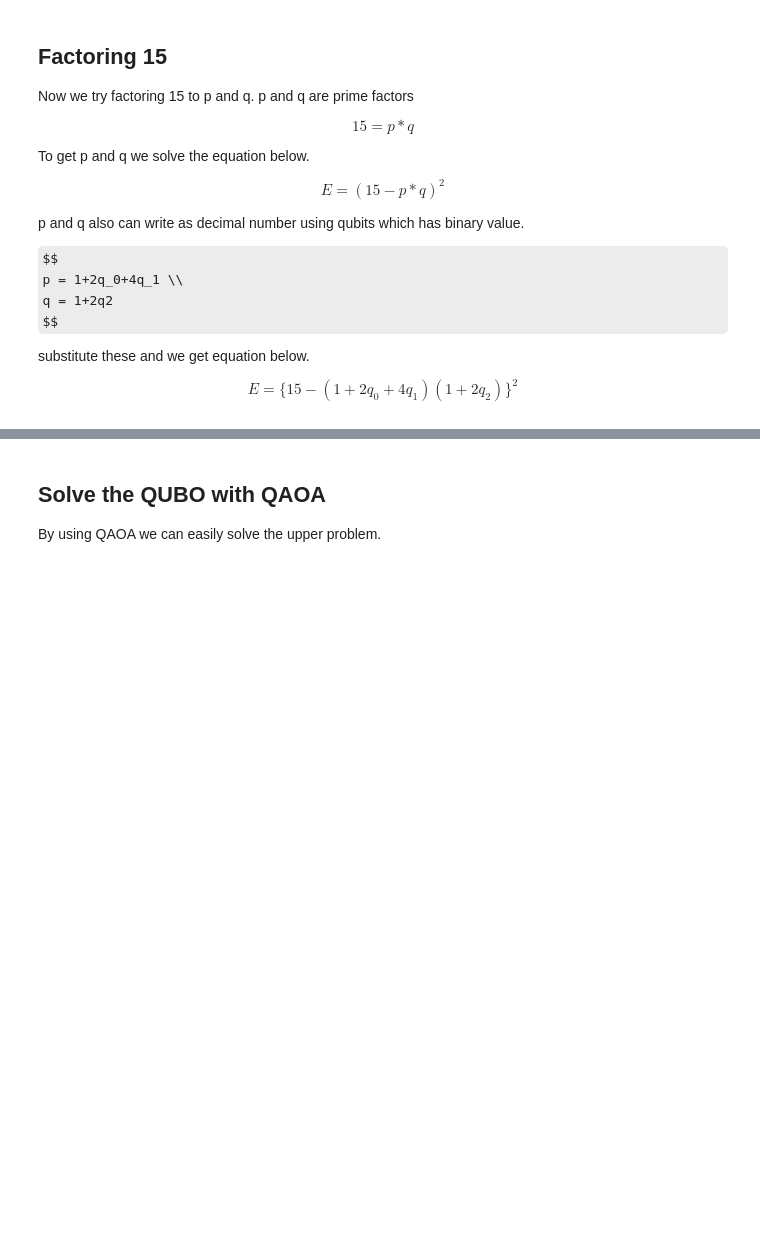
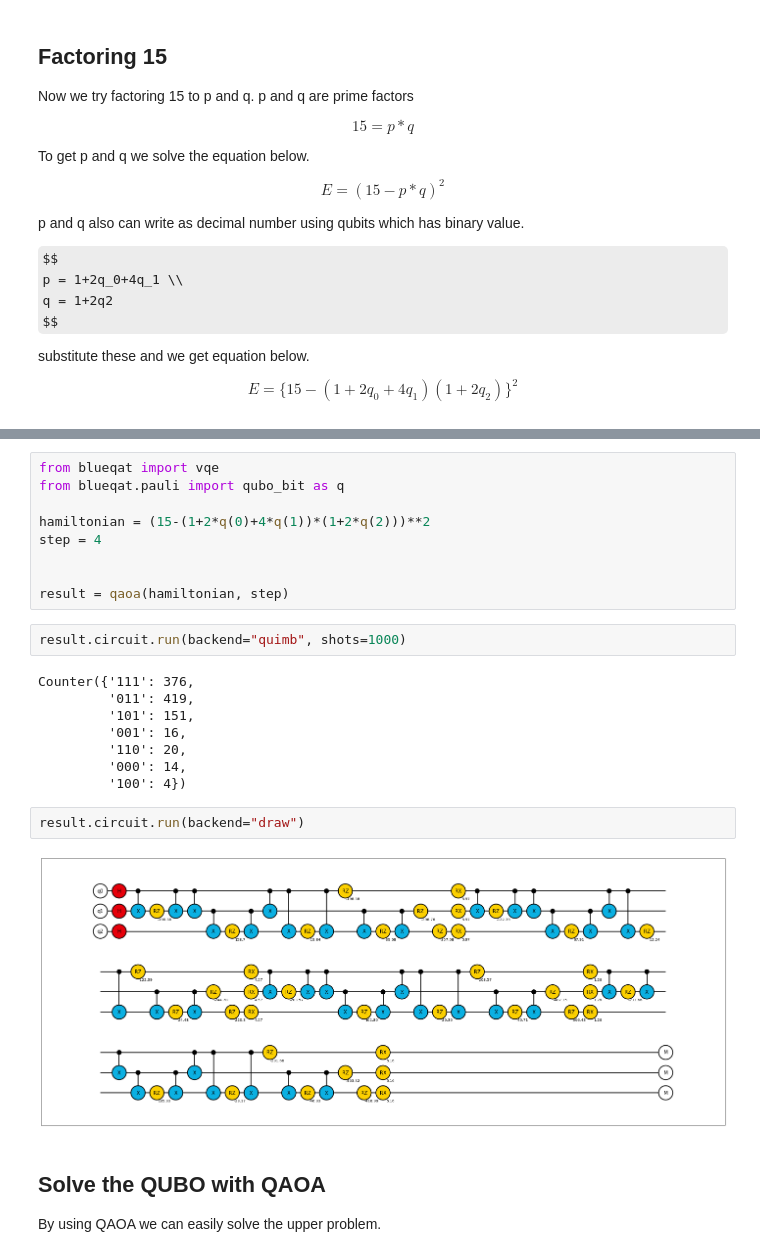
Before and after one commit to Qaqarot/qaqarot-tutorials, a Jupyter notebook: tutorial/319_factorization.ipynb, the cells around one changed output, grey strips where cells are left out. Cells and saved outputs as stored; diff of their text form; some formulas as TeX source; blank space fills up the shorter version.

Commit message:
update qaoa

```diff
--- a/tutorial/319_factorization.ipynb
+++ b/tutorial/319_factorization.ipynb
@@ -31,3 +107,26 @@ $$
+# %%
+from blueqat import vqe
+from blueqat.pauli import qubo_bit as q
+
+hamiltonian = (15-(1+2*q(0)+4*q(1))*(1+2*q(2)))**2
+step = 4
+
+
+result = qaoa(hamiltonian, step)
+# %%
+result.circuit.run(backend="quimb", shots=1000)
+# %% [output]
+Counter({'111': 376,
+         '011': 419,
+         '101': 151,
+         '001': 16,
+         '110': 20,
+         '000': 14,
+         '100': 4})
+# %%
+result.circuit.run(backend="draw")
+# %% [output]
+[figure, added]
 # %% [markdown]
 ## Solve the QUBO with QAOA
 By using QAOA we can easily solve the upper problem.
```
Also changed, not shown: parts of 12 cells of this notebook, 5 other files.
